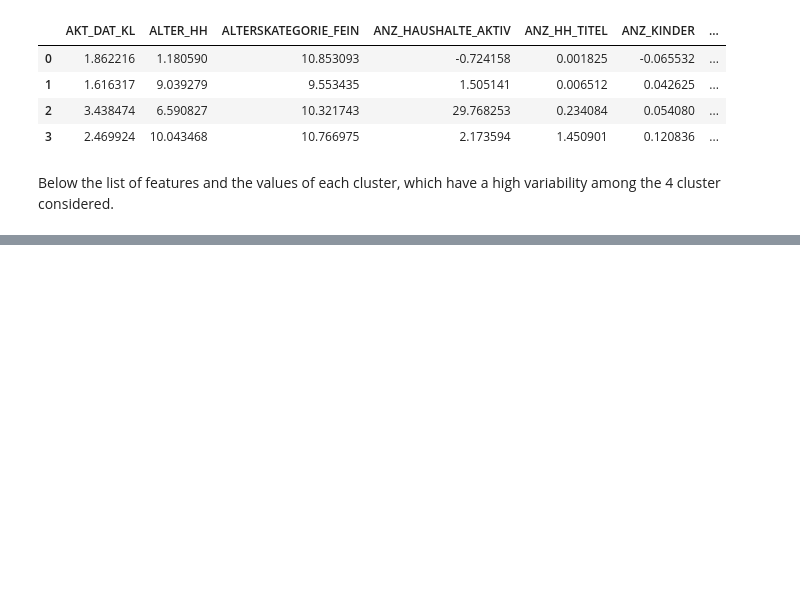
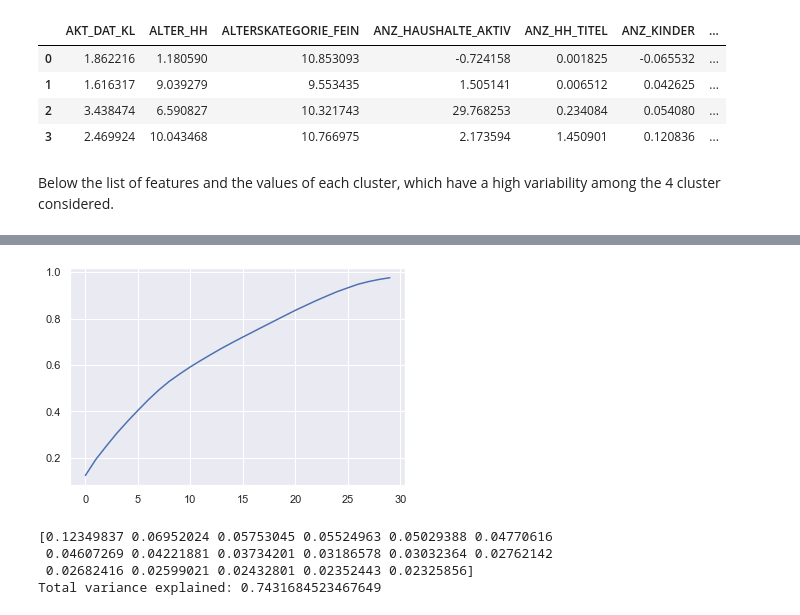
Before and after one commit to efonda/Customer-segmentation-Arvato, a Jupyter notebook: capstone-arvato.ipynb, the cells around one changed output, grey strips where cells are left out. Cells and saved outputs as stored; diff of their text form; code cells hidden in the pictures; blank space fills up the shorter version.

Commit message:
Added clustering with subset of features

```diff
--- a/capstone-arvato.ipynb
+++ b/capstone-arvato.ipynb
@@ -814,0 +823,5 @@ df_cluster[df_cluster.std()[df_cluster.std()/dfa_cleaned[:1000].max()>0.4].index
+# %%
+to_drop = set(dfa.columns)-set(subset)
+print(len(to_drop))
+categorical_selected = set(categorical_to_save).intersection(subset)
+print(len(categorical_selected))
@@ -814,0 +831,2 @@ df_cluster[df_cluster.std()[df_cluster.std()/dfa_cleaned[:1000].max()>0.4].index
+# %%
+dfa_cleaned_sel = clean_segmentation(dfa, to_drop, categorical_selected)
@@ -814,0 +845,6 @@ df_cluster[df_cluster.std()[df_cluster.std()/dfa_cleaned[:1000].max()>0.4].index
+# %%
+scaler_sel=StandardScaler()
+dfa_scaled_sel = pd.DataFrame(scaler_sel.fit_transform(dfa_cleaned_sel.astype(float)))
+dfa_scaled_sel.columns = dfa_cleaned_sel.columns
+dfa_scaled_sel.index = dfa_cleaned_sel.index
+dfa_scaled_sel.head()
@@ -814,0 +870,17 @@ df_cluster[df_cluster.std()[df_cluster.std()/dfa_cleaned[:1000].max()>0.4].index
+# %%
+pca_sel = PCA(n_components=30)
+pca_result_sel = pca_sel.fit_transform(dfa_scaled_sel)
+# %%
+plt.plot(np.cumsum(pca_sel.explained_variance_ratio_));
+# %% [output]
+[figure, added]
+# %%
+pca_sel = PCA(n_components=17)
+pca_result_sel = pca_sel.fit_transform(dfa_scaled_sel)
+print(pca_sel.explained_variance_ratio_)
+print('Total variance explained:', pca_sel.explained_variance_ratio_.sum())
+# %% [output]
+[0.12349837 0.06952024 0.05753045 0.05524963 0.05029388 0.04770616
+ 0.04607269 0.04221881 0.03734201 0.03186578 0.03032364 0.02762142
+ 0.02682416 0.02599021 0.02432801 0.02352443 0.02325856]
+Total variance explained: 0.7431684523467649
```
Also changed, not shown: parts of 41 cells of this notebook.
